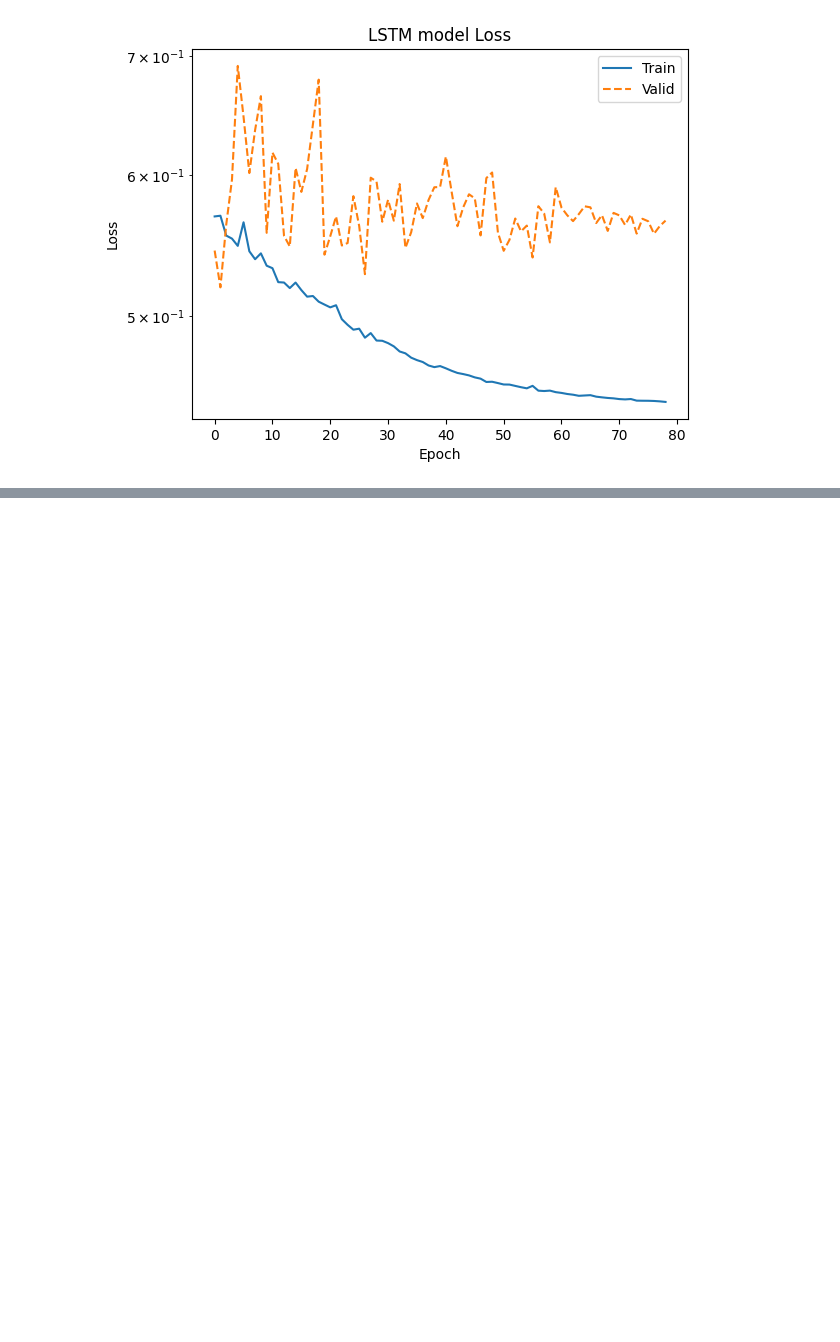
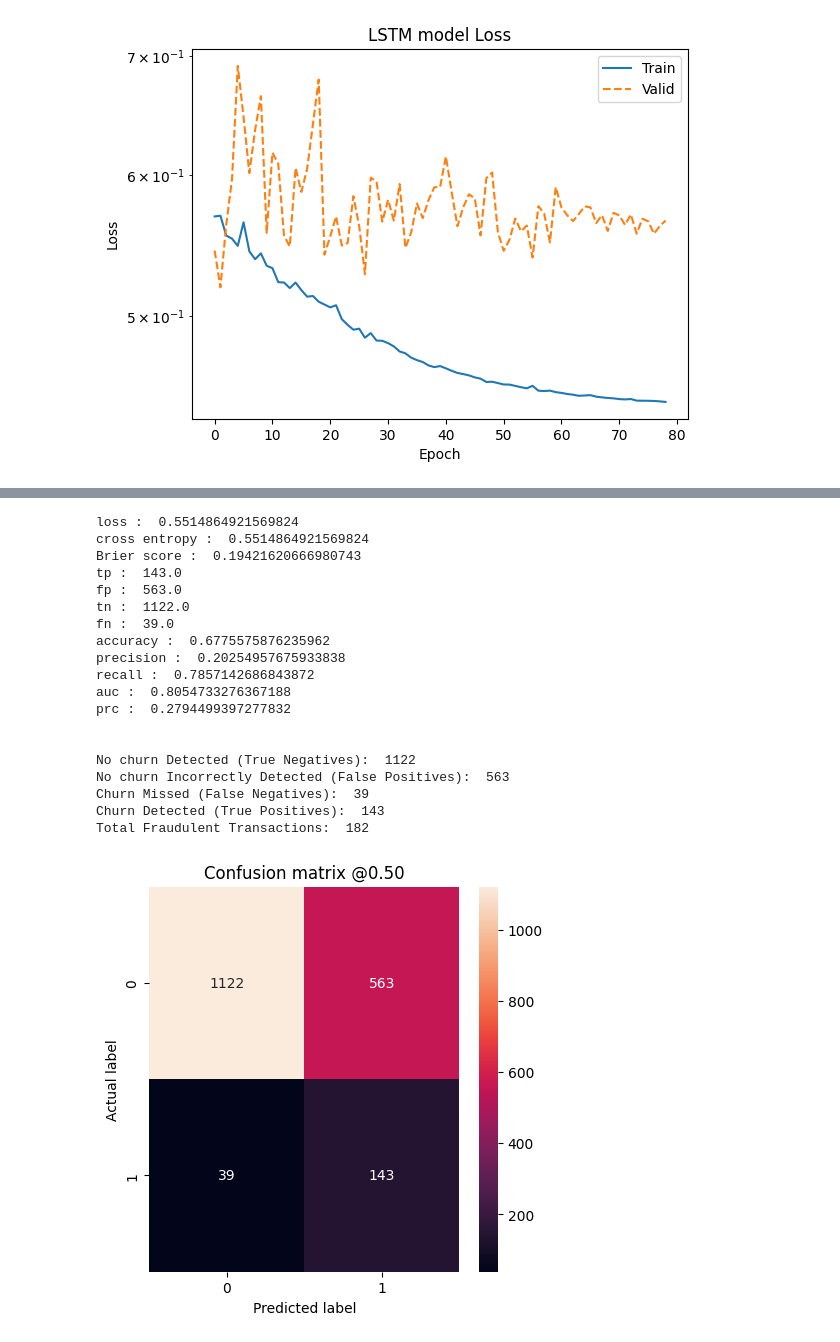
Before and after one commit to YaninaK/churn-prediction, a Jupyter notebook: notebooks/02_Baseline_model_NN.ipynb, the cells around one changed output, grey strips where cells are left out. Drawn from its saved outputs; the diff is of its cells as text; code cells hidden in the pictures; blank space fills up the shorter version.

```diff
--- a/notebooks/02_Baseline_model_NN.ipynb
+++ b/notebooks/02_Baseline_model_NN.ipynb
@@ -178,14 +185,8 @@ Loss: 0.5368
 # %%
 baseline_results = lstm_model.evaluate(
-    [
-        seq_valid,
-        X_valid['state'],
-        X_valid['education'],
-        X_valid['occupation'],
-        X_valid[selected_features]
-    ],
-    y_valid,
-    batch_size=64,
+    valid_features,
+    valid_labels,
+    batch_size=BATCH_SIZE,
     verbose=0
 )
 for name, value in zip(lstm_model.metrics_names, baseline_results):
@@ -205,0 +215,2 @@ prc : 0.14953283965587616
+# %%
+test_features, test_labels = preprocessing_pipeline(data_test)
@@ -205,0 +232,28 @@ prc : 0.14953283965587616
+# %%
+baseline_results = lstm_model.evaluate(
+    test_features, test_labels, batch_size=BATCH_SIZE, verbose=0)
+for name, value in zip(lstm_model.metrics_names, baseline_results):
+  print(name, ': ', value)
+print('\n')
+plot_cm(test_labels, test_predictions_baseline)
+# %% [output]
+loss :  0.5514864921569824
+cross entropy :  0.5514864921569824
+Brier score :  0.19421620666980743
+tp :  143.0
+fp :  563.0
+tn :  1122.0
+fn :  39.0
+accuracy :  0.6775575876235962
+precision :  0.20254957675933838
+recall :  0.7857142686843872
+auc :  0.8054733276367188
+prc :  0.2794499397277832
+
+
+No churn Detected (True Negatives):  1122
+No churn Incorrectly Detected (False Positives):  563
+Churn Missed (False Negatives):  39
+Churn Detected (True Positives):  143
+Total Fraudulent Transactions:  182
+[figure, added]
```
Also changed, not shown: parts of 16 cells of this notebook.
